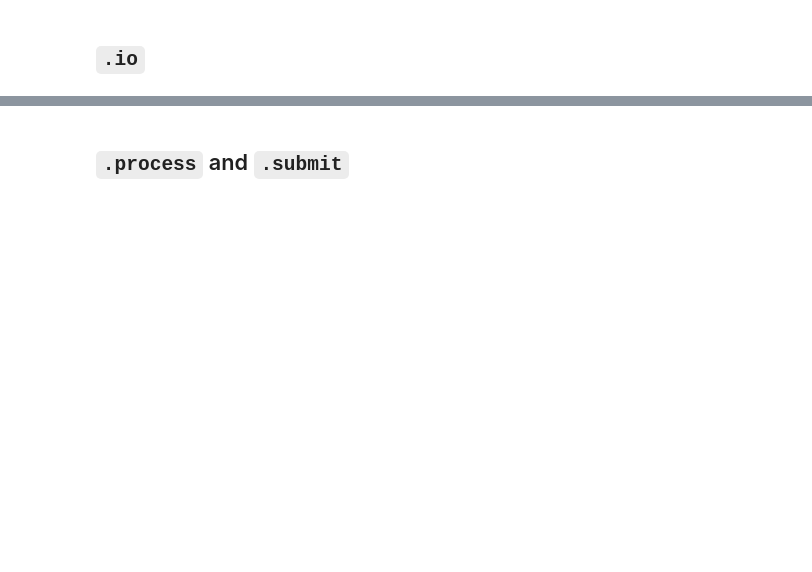
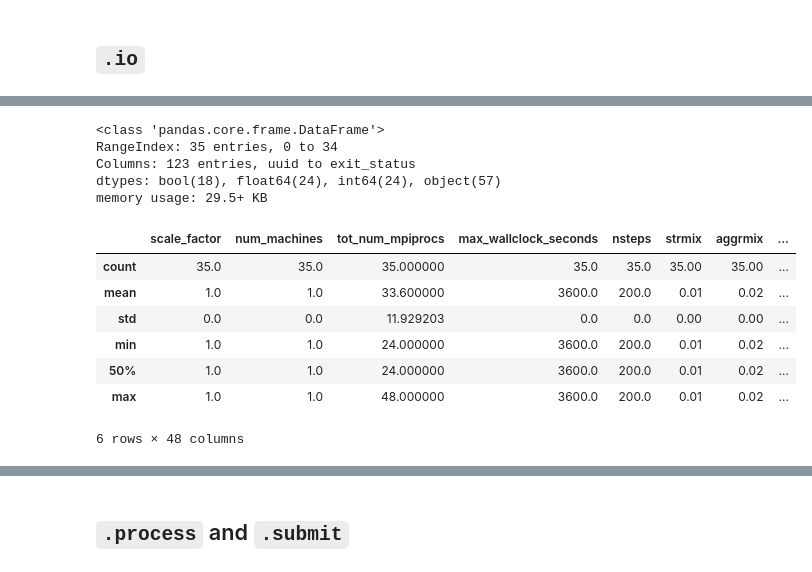
Before and after one commit to JuDFTteam/aiida-jutools, a Jupyter notebook: notebooks/aiida-jutools-demo/aiida-jutools-demo.ipynb, the cells around one changed output, grey strips where cells are left out. Cells and saved outputs as stored; diff of their text form; code cells hidden in the pictures; blank space fills up the shorter version.

```diff
--- a/notebooks/aiida-jutools-demo/aiida-jutools-demo.ipynb
+++ b/notebooks/aiida-jutools-demo/aiida-jutools-demo.ipynb
@@ -253,0 +358,19 @@ optman.get_help('descriptions', 'custom_scheduler_commands', 'submit_script_file
+# %%
+table.info()
+# %% [output]
+<class 'pandas.core.frame.DataFrame'>
+RangeIndex: 35 entries, 0 to 34
+Columns: 123 entries, uuid to exit_status
+dtypes: bool(18), float64(24), int64(24), object(57)
+memory usage: 29.5+ KB
+# %%
+table.describe(percentiles=[])
+# %% [output]
+|  | scale_factor | num_machines | tot_num_mpiprocs | max_wallclock_seconds | nsteps | strmix | aggrmix | ... |
+| count | 35.0 | 35.0 | 35.000000 | 35.0 | 35.0 | 35.00 | 35.00 | ... |
+| mean | 1.0 | 1.0 | 33.600000 | 3600.0 | 200.0 | 0.01 | 0.02 | ... |
+| std | 0.0 | 0.0 | 11.929203 | 0.0 | 0.0 | 0.00 | 0.00 | ... |
+| min | 1.0 | 1.0 | 24.000000 | 3600.0 | 200.0 | 0.01 | 0.02 | ... |
+| 50% | 1.0 | 1.0 | 24.000000 | 3600.0 | 200.0 | 0.01 | 0.02 | ... |
+| max | 1.0 | 1.0 | 48.000000 | 3600.0 | 200.0 | 0.01 | 0.02 | ... |
+6 rows × 48 columns
```
Also changed, not shown: parts of 39 cells of this notebook.
